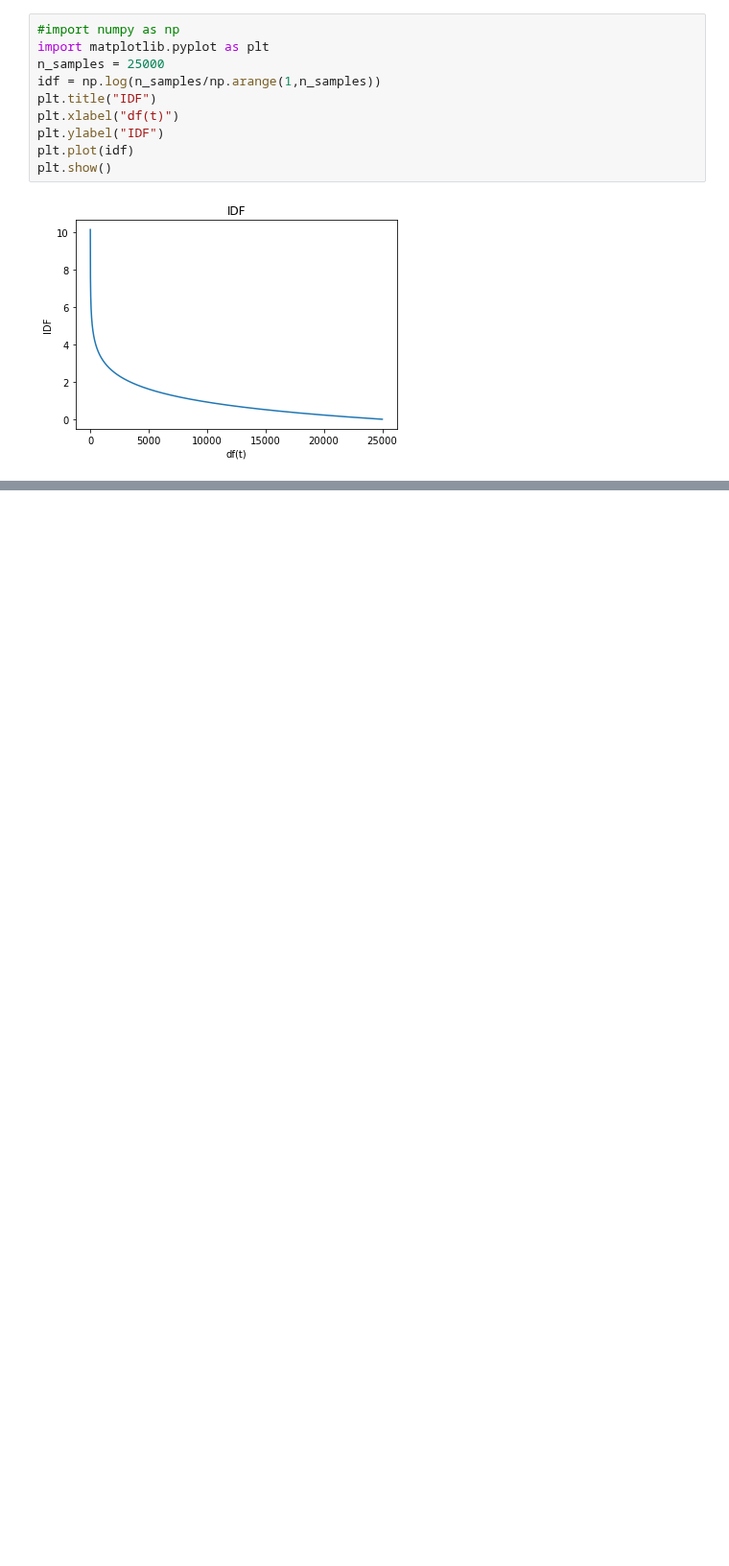
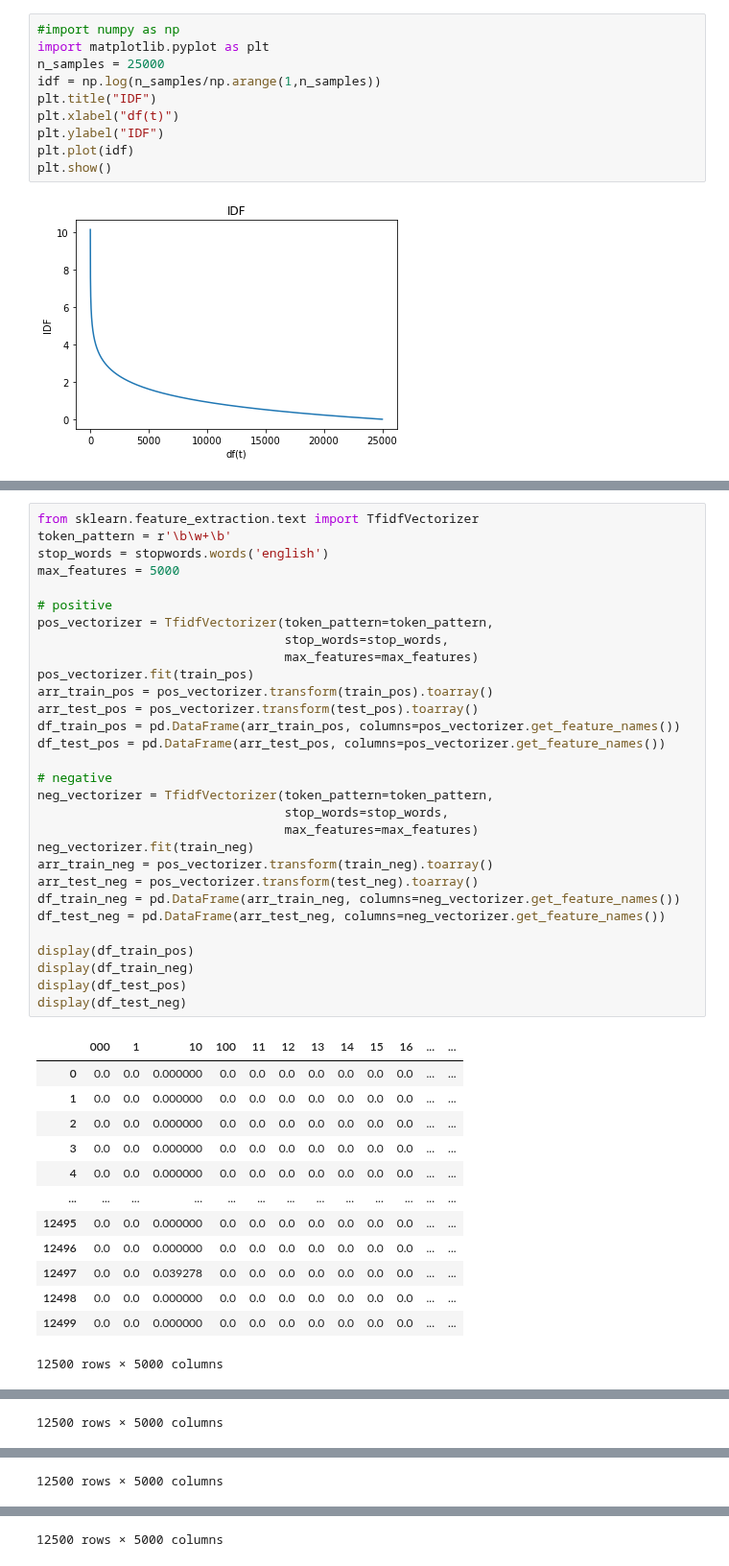
Before and after one commit to taiki-nakaso/diveintocode-ml, a Jupyter notebook: src/term2/sprint21/sprint21.ipynb, the cells around one changed output, grey strips where cells are left out. Shown at 96% size. Drawn from its saved outputs; the diff is of its cells as text; blank space fills up the shorter version.

```diff
--- a/src/term2/sprint21/sprint21.ipynb
+++ b/src/term2/sprint21/sprint21.ipynb
@@ -360,0 +495,44 @@ scikit-learnのCountVectorizerでは引数stop_wordsにリストで指定する
+# %%
+from sklearn.feature_extraction.text import TfidfVectorizer
+token_pattern = r'\b\w+\b'
+stop_words = stopwords.words('english')
+max_features = 5000
+
+# positive
+pos_vectorizer = TfidfVectorizer(token_pattern=token_pattern,
+                                 stop_words=stop_words,
+                                 max_features=max_features)
+pos_vectorizer.fit(train_pos)
+arr_train_pos = pos_vectorizer.transform(train_pos).toarray()
+arr_test_pos = pos_vectorizer.transform(test_pos).toarray()
+df_train_pos = pd.DataFrame(arr_train_pos, columns=pos_vectorizer.get_feature_names())
+df_test_pos = pd.DataFrame(arr_test_pos, columns=pos_vectorizer.get_feature_names())
+
+# negative
+neg_vectorizer = TfidfVectorizer(token_pattern=token_pattern,
+                                 stop_words=stop_words,
+                                 max_features=max_features)
+neg_vectorizer.fit(train_neg)
+arr_train_neg = pos_vectorizer.transform(train_neg).toarray()
+arr_test_neg = pos_vectorizer.transform(test_neg).toarray()
+df_train_neg = pd.DataFrame(arr_train_neg, columns=neg_vectorizer.get_feature_names())
+df_test_neg = pd.DataFrame(arr_test_neg, columns=neg_vectorizer.get_feature_names())
+
+display(df_train_pos)
+display(df_train_neg)
+display(df_test_pos)
+display(df_test_neg)
+# %% [output]
+|  | 000 | 1 | 10 | 100 | 11 | 12 | 13 | 14 | 15 | 16 | ... | ... |
+| 0 | 0.0 | 0.0 | 0.000000 | 0.0 | 0.0 | 0.0 | 0.0 | 0.0 | 0.0 | 0.0 | ... | ... |
+| 1 | 0.0 | 0.0 | 0.000000 | 0.0 | 0.0 | 0.0 | 0.0 | 0.0 | 0.0 | 0.0 | ... | ... |
+| 2 | 0.0 | 0.0 | 0.000000 | 0.0 | 0.0 | 0.0 | 0.0 | 0.0 | 0.0 | 0.0 | ... | ... |
+| 3 | 0.0 | 0.0 | 0.000000 | 0.0 | 0.0 | 0.0 | 0.0 | 0.0 | 0.0 | 0.0 | ... | ... |
+| 4 | 0.0 | 0.0 | 0.000000 | 0.0 | 0.0 | 0.0 | 0.0 | 0.0 | 0.0 | 0.0 | ... | ... |
+| ... | ... | ... | ... | ... | ... | ... | ... | ... | ... | ... | ... | ... |
+| 12495 | 0.0 | 0.0 | 0.000000 | 0.0 | 0.0 | 0.0 | 0.0 | 0.0 | 0.0 | 0.0 | ... | ... |
+| 12496 | 0.0 | 0.0 | 0.000000 | 0.0 | 0.0 | 0.0 | 0.0 | 0.0 | 0.0 | 0.0 | ... | ... |
+| 12497 | 0.0 | 0.0 | 0.039278 | 0.0 | 0.0 | 0.0 | 0.0 | 0.0 | 0.0 | 0.0 | ... | ... |
+| 12498 | 0.0 | 0.0 | 0.000000 | 0.0 | 0.0 | 0.0 | 0.0 | 0.0 | 0.0 | 0.0 | ... | ... |
+| 12499 | 0.0 | 0.0 | 0.000000 | 0.0 | 0.0 | 0.0 | 0.0 | 0.0 | 0.0 | 0.0 | ... | ... |
+12500 rows × 5000 columns
@@ -360,0 +551 @@ scikit-learnのCountVectorizerでは引数stop_wordsにリストで指定する
+12500 rows × 5000 columns
@@ -360,0 +564 @@ scikit-learnのCountVectorizerでは引数stop_wordsにリストで指定する
+12500 rows × 5000 columns
@@ -360,0 +577 @@ scikit-learnのCountVectorizerでは引数stop_wordsにリストで指定する
+12500 rows × 5000 columns
```
Also changed, not shown: parts of 36 cells of this notebook.
